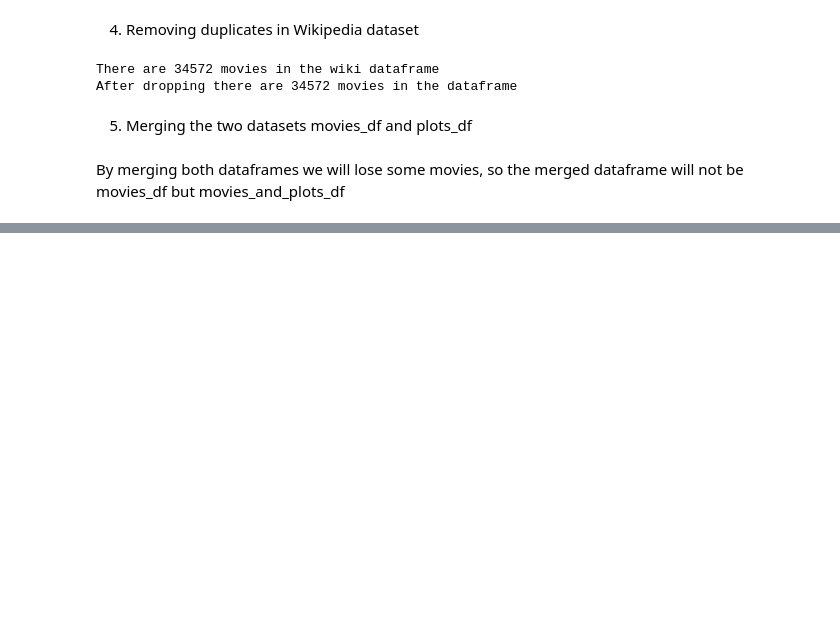
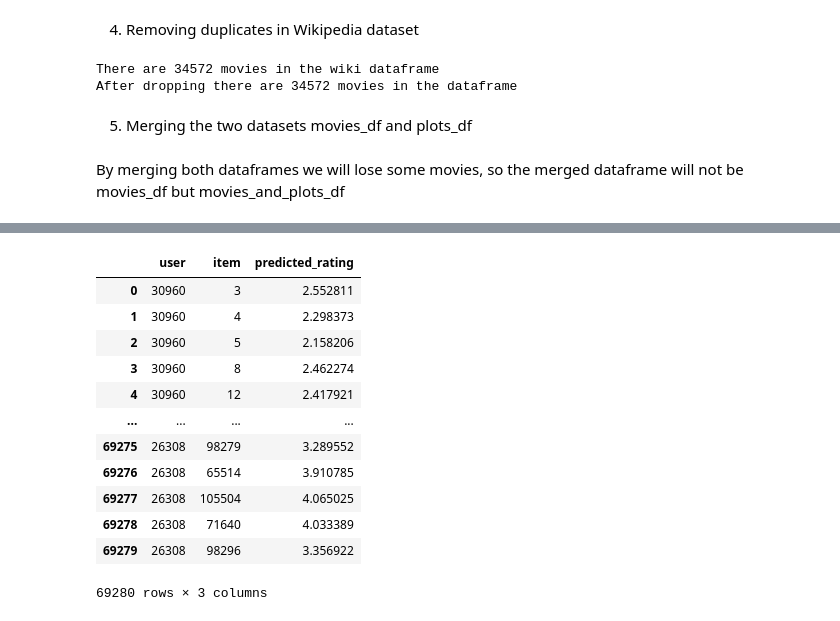
Before and after one commit to csotogd/Recommender-System-santa-claus, a Jupyter notebook: RS project.ipynb, the cells around one changed output, grey strips where cells are left out. Cells and saved outputs as stored; diff of their text form; code cells hidden in the pictures; blank space fills up the shorter version.

```diff
--- a/RS project.ipynb
+++ b/RS project.ipynb
@@ -1493,0 +904,6 @@ nr_nei : is the number of neighbours used int he content based algorithm
+# %%
+group_size = 5
+random_selected = selected_users.sample(n=group_size) # sample() returns now n random rows from the dataframe. The returned object is a dataframe with five rows.
+select_column_df = random_selected.reset_index()['user'] # reset_index() create a new index, and the userId became a column. Then, we can filter using the column name
+group_5_users = list(select_column_df) # iloc select by index, since our dataframe only has one row we read it from the index 0
+print(group_5_users)
@@ -1493,0 +914,13 @@ nr_nei : is the number of neighbours used int he content based algorithm
+# %%
+group_ratings = ratings_df.loc[ratings_df['user'].isin(group_5_users)]
+all_movies = set(movies_df.index.tolist())
+num_ratings_df = ratings_df.groupby(['item']).count()
+considered_movies = set(num_ratings_df.loc[num_ratings_df['user'] > 10].reset_index()['item'])
+
+group_seen_movies = set(group_ratings['item'].tolist())
+group_unseen_movies = considered_movies - group_seen_movies
+
+print(len(all_movies))
+print(len(considered_movies))
+print(len(group_seen_movies))
+print(len(group_unseen_movies))
@@ -1493,0 +934,23 @@ nr_nei : is the number of neighbours used int he content based algorithm
+# %%
+import itertools
+
+user_user = UserUser(15, min_nbrs=3)  # Minimum (3) and maximum (15) number of neighbors to consider
+recsys = Recommender.adapt(user_user)
+recsys.fit(ratings_df)
+group_unseen_df = pd.DataFrame(list(itertools.product(group_5_users, group_unseen_movies)), columns=['user', 'item'])
+group_unseen_df['predicted_rating'] = recsys.predict(group_unseen_df)
+display(group_unseen_df)
+# %% [output]
+|  | user | item | predicted_rating |
+| 0 | 30960 | 3 | 2.552811 |
+| 1 | 30960 | 4 | 2.298373 |
+| 2 | 30960 | 5 | 2.158206 |
+| 3 | 30960 | 8 | 2.462274 |
+| 4 | 30960 | 12 | 2.417921 |
+| ... | ... | ... | ... |
+| 69275 | 26308 | 98279 | 3.289552 |
+| 69276 | 26308 | 65514 | 3.910785 |
+| 69277 | 26308 | 105504 | 4.065025 |
+| 69278 | 26308 | 71640 | 4.033389 |
+| 69279 | 26308 | 98296 | 3.356922 |
+69280 rows × 3 columns
```
Also changed, not shown: parts of 231 cells of this notebook.
